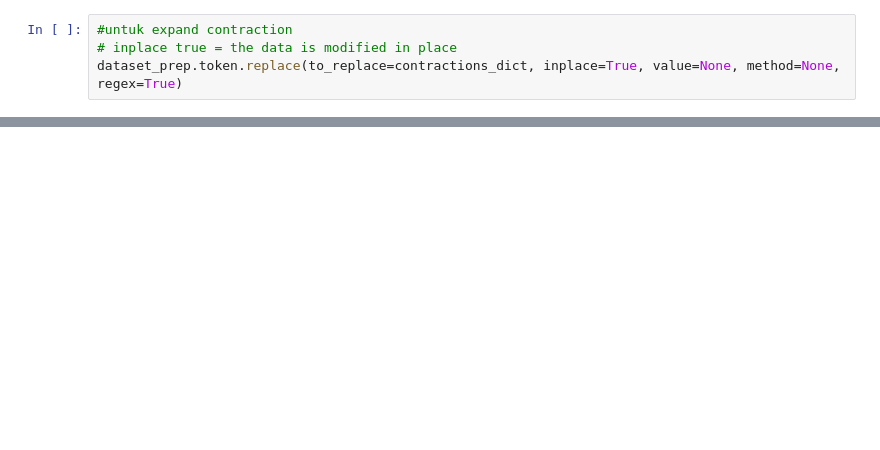
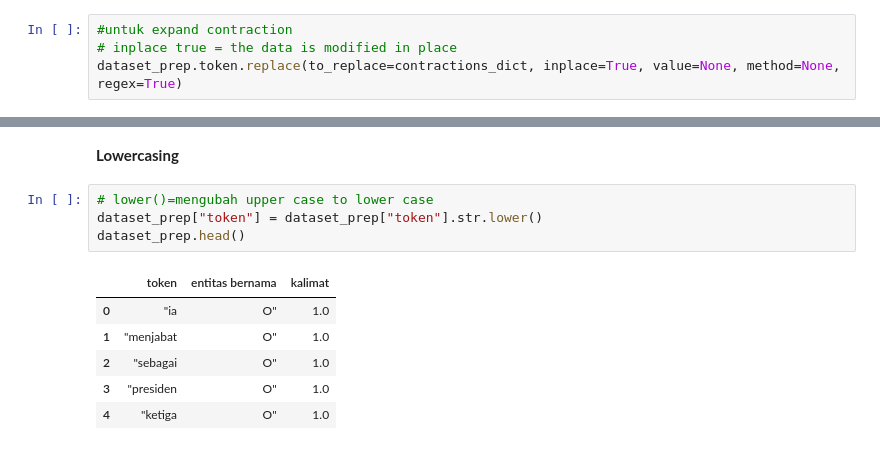
Before and after one commit to angelinasinaga/Indonesian_Named-entity_Recognition, a Jupyter notebook: Pasupasu.ipynb, the cells around one changed output, grey strips where cells are left out. Drawn from its saved outputs; the diff is of its cells as text; blank space fills up the shorter version.

```diff
--- a/Pasupasu.ipynb
+++ b/Pasupasu.ipynb
@@ -475,0 +450,13 @@ display(df_result.loc[[3441,39127,133457], :]) # menampilkan token sebelum dan s
+# %% [markdown]
+**Lowercasing**
+# %%
+# lower()=mengubah upper case to lower case
+dataset_prep["token"] = dataset_prep["token"].str.lower()
+dataset_prep.head()
+# %% [output]
+|  | token | entitas bernama | kalimat |
+| 0 | "ia | O" | 1.0 |
+| 1 | "menjabat | O" | 1.0 |
+| 2 | "sebagai | O" | 1.0 |
+| 3 | "presiden | O" | 1.0 |
+| 4 | "ketiga | O" | 1.0 |
```
Also changed, not shown: parts of 17 cells of this notebook.
